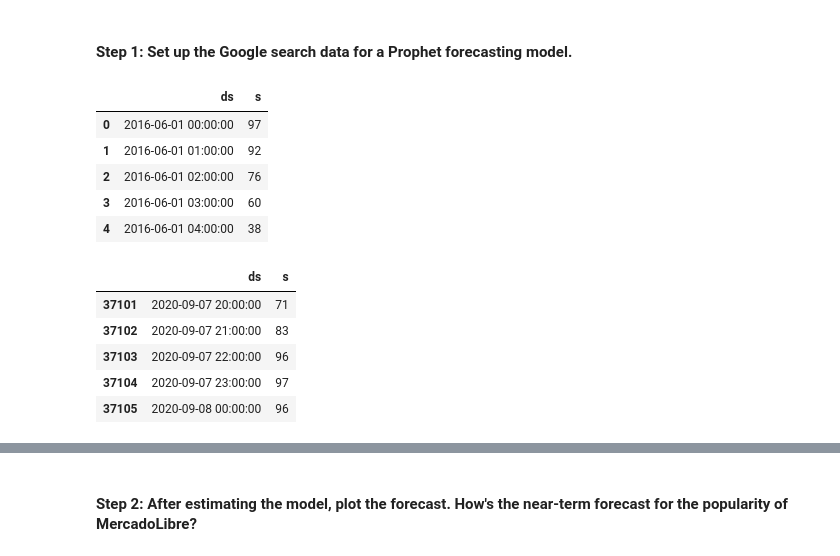
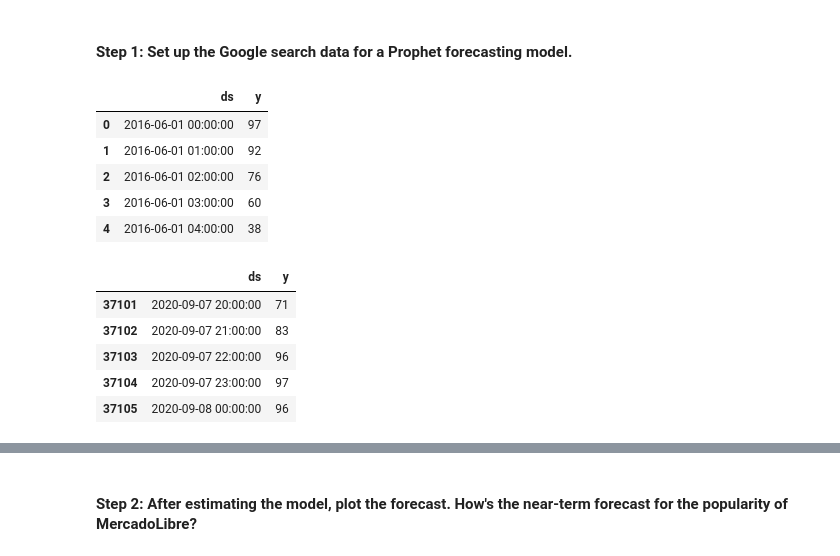
Before and after one commit to d3rp3tt3/prophet-challenge, a Jupyter notebook: forecasting_net_prophet.ipynb, the cells around one changed output, grey strips where cells are left out. Drawn from its saved outputs; the diff is of its cells as text; code cells hidden in the pictures.

```diff
--- a/forecasting_net_prophet.ipynb
+++ b/forecasting_net_prophet.ipynb
@@ -430,23 +426,25 @@ Now, you need to produce a time series model that analyzes and forecasts pattern
 #### Step 1: Set up the Google search data for a Prophet forecasting model.
 # %%
 # Using the df_mercado_trends DataFrame, reset the index so the date information is no longer the index
-df_mercado_new = df_mercado_trends.reset_index()
+df_mercado_trends = df_mercado_trends.reset_index()
 
 # Label the columns ds and y so that the syntax is recognized by Prophet
+df_mercado_trends.columns = ["ds", "y"]
+
 # Drop an NaN values from the prophet_df DataFrame
-df_mercado_new = df_mercado_new.rename(columns={'Date':'ds', 'Search Trends': 's'}).dropna(how='all')
+df_mercando_trends = df_mercado_trends.dropna(how="all")
 
 # View the first and last five rows of the mercado_prophet_df DataFrame
-display(df_mercado_new.head())
-display(df_mercado_new.tail())
+display(df_mercado_trends.head())
+display(df_mercado_trends.tail())
 # %% [output]
-|  | ds | s |
+|  | ds | y |
 | 0 | 2016-06-01 00:00:00 | 97 |
 | 1 | 2016-06-01 01:00:00 | 92 |
 | 2 | 2016-06-01 02:00:00 | 76 |
 | 3 | 2016-06-01 03:00:00 | 60 |
 | 4 | 2016-06-01 04:00:00 | 38 |
-|  | ds | s |
+|  | ds | y |
 | 37101 | 2020-09-07 20:00:00 | 71 |
 | 37102 | 2020-09-07 21:00:00 | 83 |
 | 37103 | 2020-09-07 22:00:00 | 96 |
```
Also changed, not shown: parts of 25 cells of this notebook.
